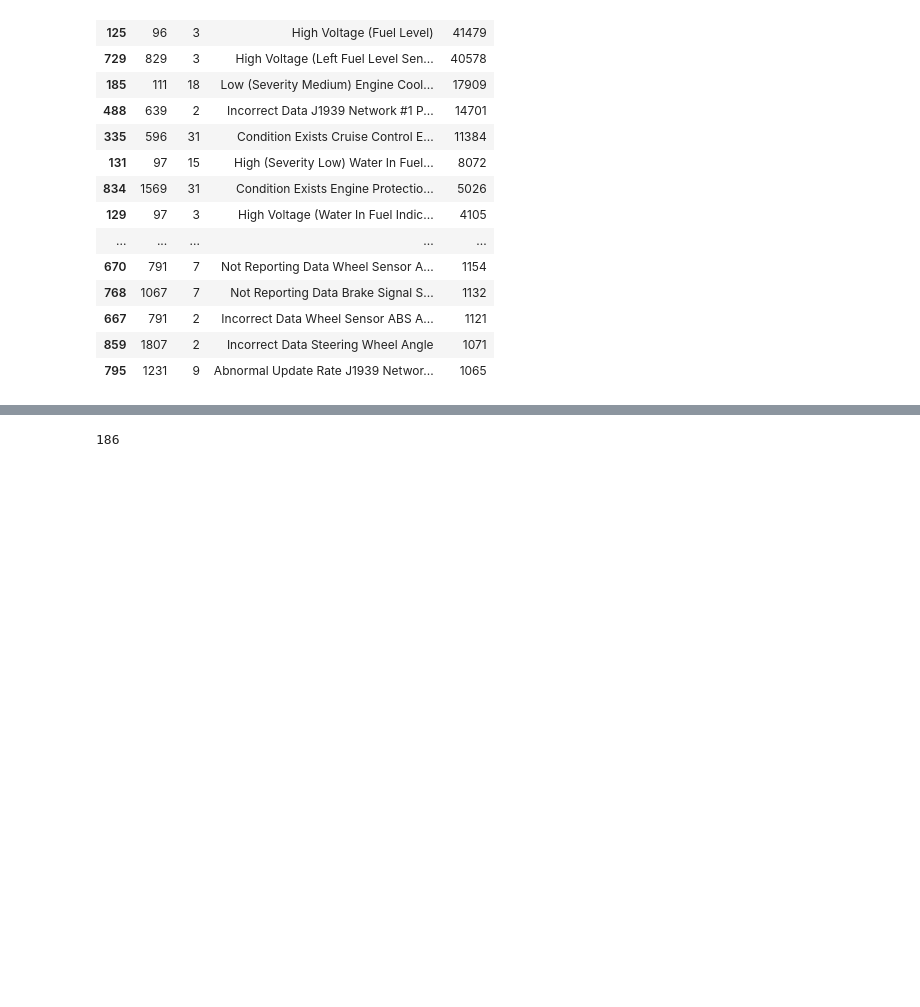
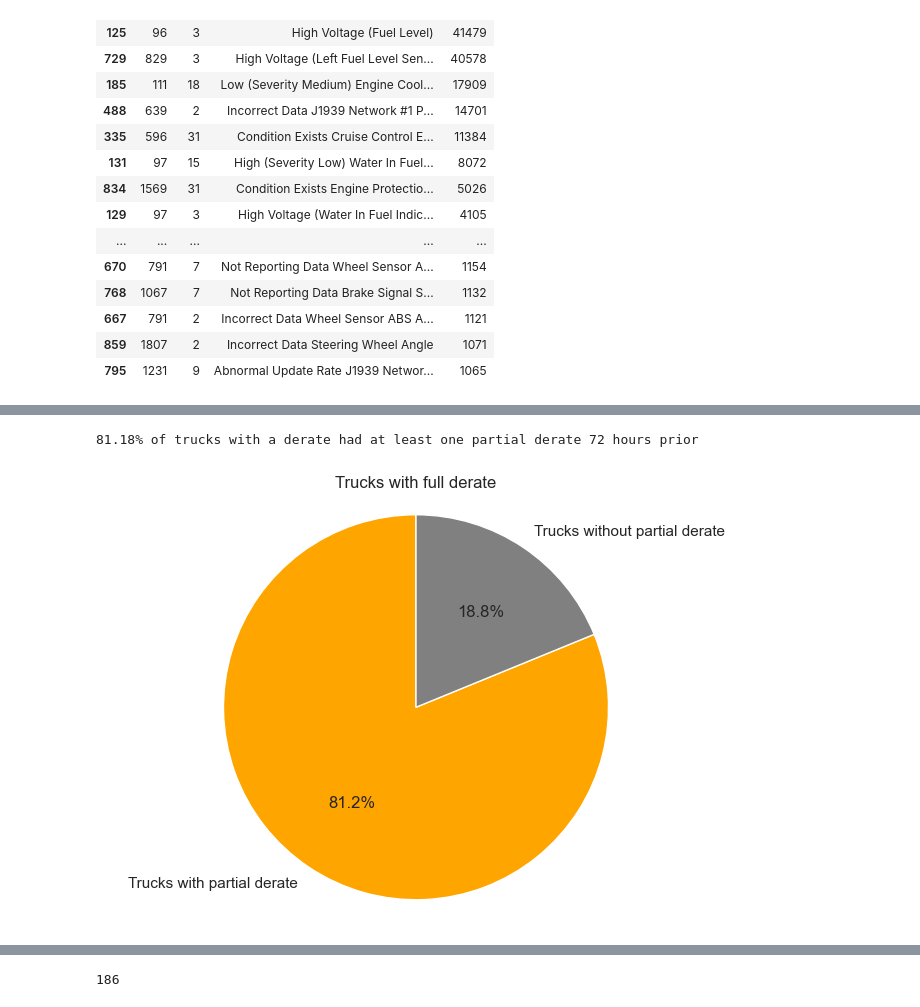
Before and after one commit to ashamaheshwari/big_g_express-predicting-derates, a Jupyter notebook: notebooks/RUL.ipynb, the cells around one changed output, grey strips where cells are left out. Saved outputs shown, nothing was run; the diff lists cells and outputs as text; code cells hidden in the pictures; blank space fills up the shorter version.

Commit message:
chart

```diff
--- a/notebooks/RUL.ipynb
+++ b/notebooks/RUL.ipynb
@@ -1439,0 +1516,23 @@ filtered_df
+# %%
+num_equipment_with_spn = filtered_df.loc[filtered_df['spn'] == 1569, 'EquipmentID'].nunique()
+
+num_unique_equipment = filtered_df['EquipmentID'].nunique()
+
+percentage = (num_equipment_with_spn / num_unique_equipment) * 100
+
+print(f"{percentage:.2f}% of trucks with a derate had at least one partial derate 72 hours prior")
+# %% [output]
+81.18% of trucks with a derate had at least one partial derate 72 hours prior
+# %%
+import matplotlib.pyplot as plt
+
+labels = ['Trucks with partial derate', 'Trucks without partial derate']
+sizes = [percentage, 100-percentage]
+colors = ['orange', 'gray']
+
+plt.pie(sizes, labels=labels, colors=colors, autopct='%1.1f%%', startangle=90)
+plt.axis('equal')
+plt.title('Trucks with full derate')
+plt.show()
+# %% [output]
+[figure, added]
```
Also changed, not shown: parts of 59 cells of this notebook.
